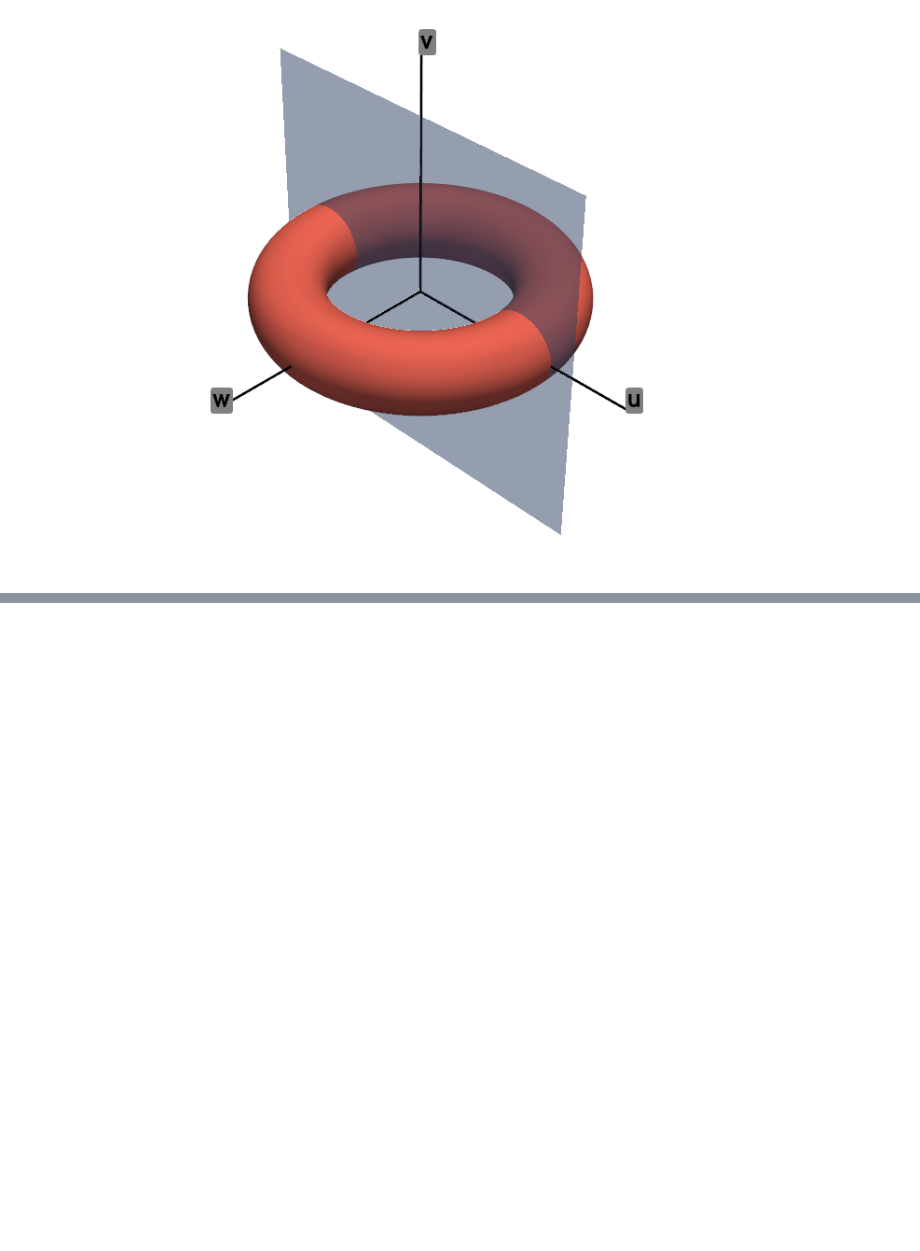
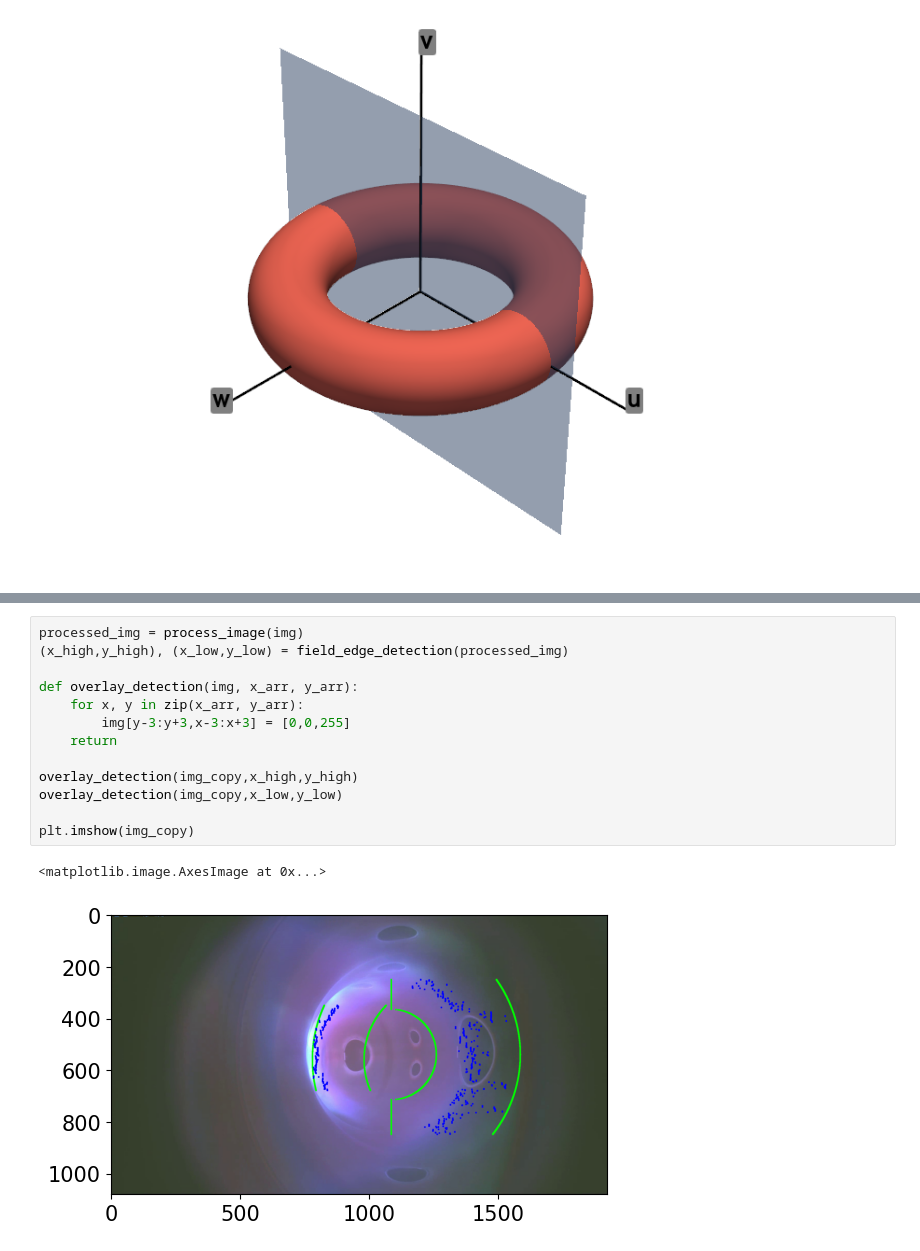
Before and after one commit to P-Attapon/TT1PlasmaColumnPosition, a Jupyter notebook: plotting.ipynb, the cells around one changed output, grey strips where cells are left out. Saved outputs shown, nothing was run; the diff lists cells and outputs as text; blank space fills up the shorter version.

```diff
--- a/plotting.ipynb
+++ b/plotting.ipynb
@@ -642,0 +675,16 @@ Falling back to a static output.
+# %%
+processed_img = process_image(img)
+(x_high,y_high), (x_low,y_low) = field_edge_detection(processed_img)
+
+def overlay_detection(img, x_arr, y_arr):
+    for x, y in zip(x_arr, y_arr):
+        img[y-3:y+3,x-3:x+3] = [0,0,255]
+    return
+
+overlay_detection(img_copy,x_high,y_high)
+overlay_detection(img_copy,x_low,y_low)
+
+plt.imshow(img_copy)
+# %% [output]
+<matplotlib.image.AxesImage at 0x...>
+[figure, added]
```
Also changed, not shown: parts of 7 cells of this notebook, 5 other files.
